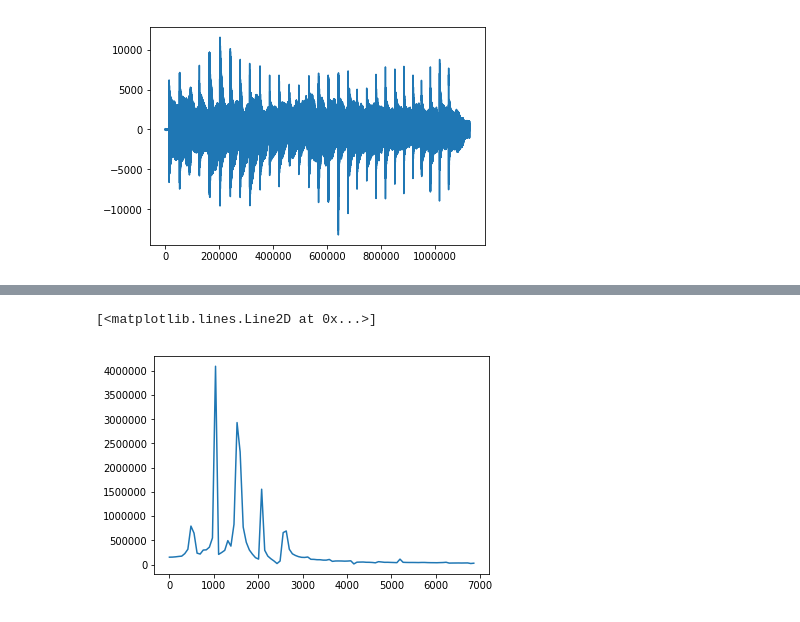
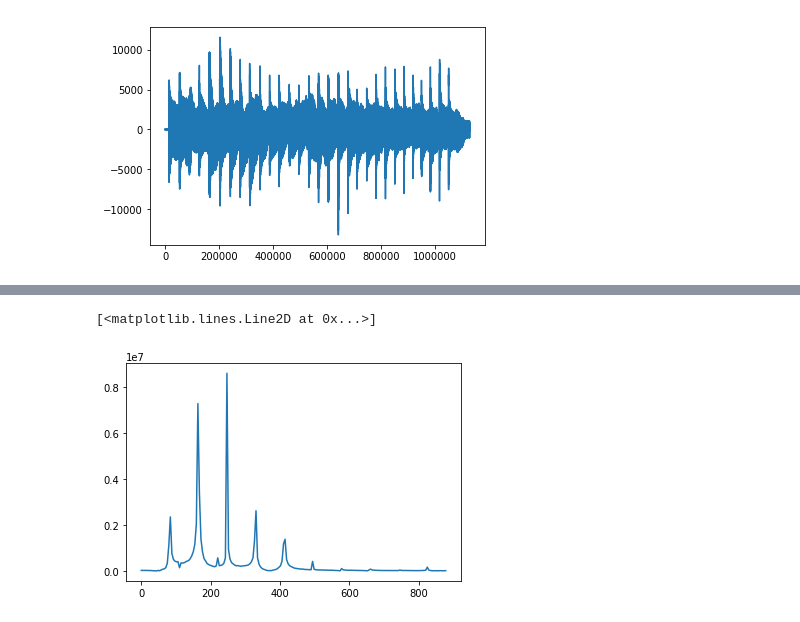
Before and after one commit to tisabe/CP2, a Jupyter notebook: testing_sketch.ipynb, the cells around one changed output, grey strips where cells are left out. Saved outputs shown, nothing was run; the diff lists cells and outputs as text; code cells hidden in the pictures.

```diff
--- a/testing_sketch.ipynb
+++ b/testing_sketch.ipynb
@@ -11,7 +11,7 @@ print(rate)
 44100
 [figure]
 # %%
-data1 = data[17000:21000]
+data1 = data[0:11000]
 p.plot(data1)
 # %% [output]
 [<matplotlib.lines.Line2D at 0x...>]
@@ -24,11 +22,12 @@ xt, vt = dft.dft(data1, rate)
 # %%
 start = 0
-end = 100
-p.plot(xt[start:end],np.abs(vt[start:end]))
+end = 200
+xt, vt= dft.dft(data1, rate)
+p.plot(xt[start:end]/(np.pi*2),np.abs(vt[start:end]))
 # sollte peak bei 83 Hz ergeben
 # %% [output]
 [<matplotlib.lines.Line2D at 0x...>]
-[figure, old version]
+[figure, new version]
 # %%
 vtt = dft.idft(vt, rate)
 # %%
```
Also changed, not shown: parts of 17 cells of this notebook, 4 other files.
